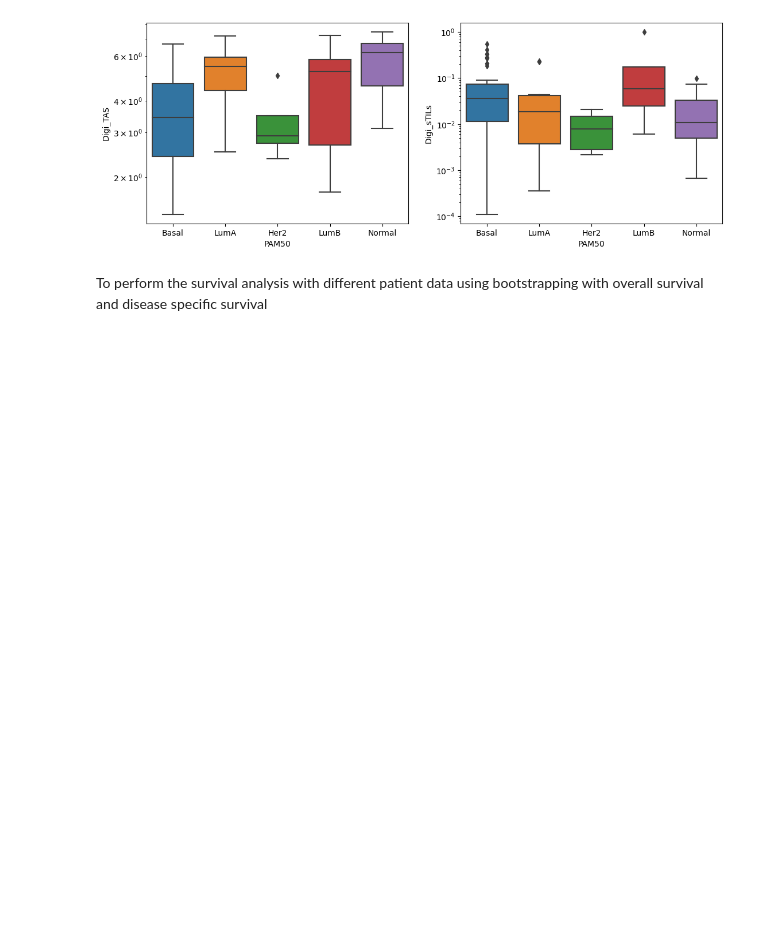
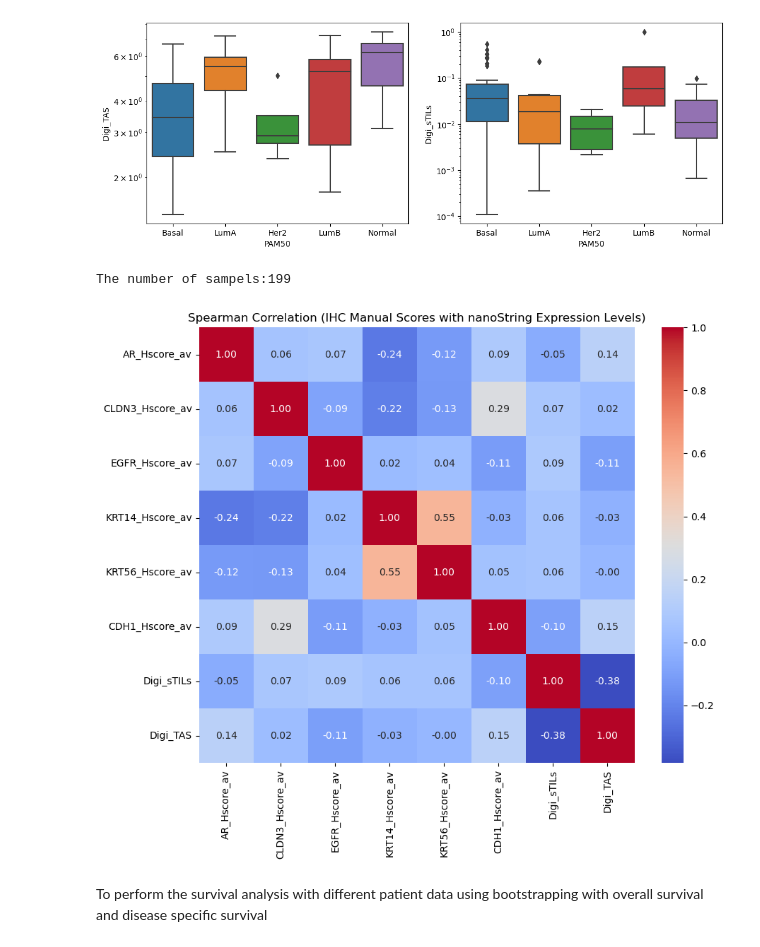
Before and after one commit to Rawanrb/nanoString, a Jupyter notebook: gene_expression_levels_analysis.ipynb, the cells around one changed output. Cells and saved outputs as stored; diff of their text form; code cells hidden in the pictures; blank space fills up the shorter version.

```diff
--- a/gene_expression_levels_analysis.ipynb
+++ b/gene_expression_levels_analysis.ipynb
@@ -325,6 +325,23 @@ for i, c in enumerate(column_lists, 1):
 plt.savefig('plots/pam50_DigiScore.png')
 # %% [output]
 [figure]
+# %%
+IHC_digital_scores = merge_two_datasets(TMA_averaged_scores, digital_scores)
+print(f"The number of sampels:{len(IHC_digital_scores)}")
+# %% [output]
+The number of sampels:199
+# %%
+# Calculate Spearman correlation matrix
+corr_matrix = IHC_digital_scores.drop(['ID'], axis=1).corr(method='spearman')
+
+# Create a heatmap with only the lower triangular part
+plt.figure(figsize=(10, 8))
+sns.heatmap(corr_matrix, annot=True, cmap='coolwarm', fmt=".2f", square=True)  #, mask=mask)
+plt.title('Spearman Correlation (IHC Manual Scores with nanoString Expression Levels)')
+plt.savefig('plots/IHC_nanoString_Spearman.png')
+plt.show()
+# %% [output]
+[figure, added]
 # %%
 #perfrom the merge between our digital scores and nanoString data
 digi_scores_nanoString_gene_expression_levels = merge_two_datasets(nanoString_data, digital_scores)
```
Also changed, not shown: parts of 7 cells of this notebook.
